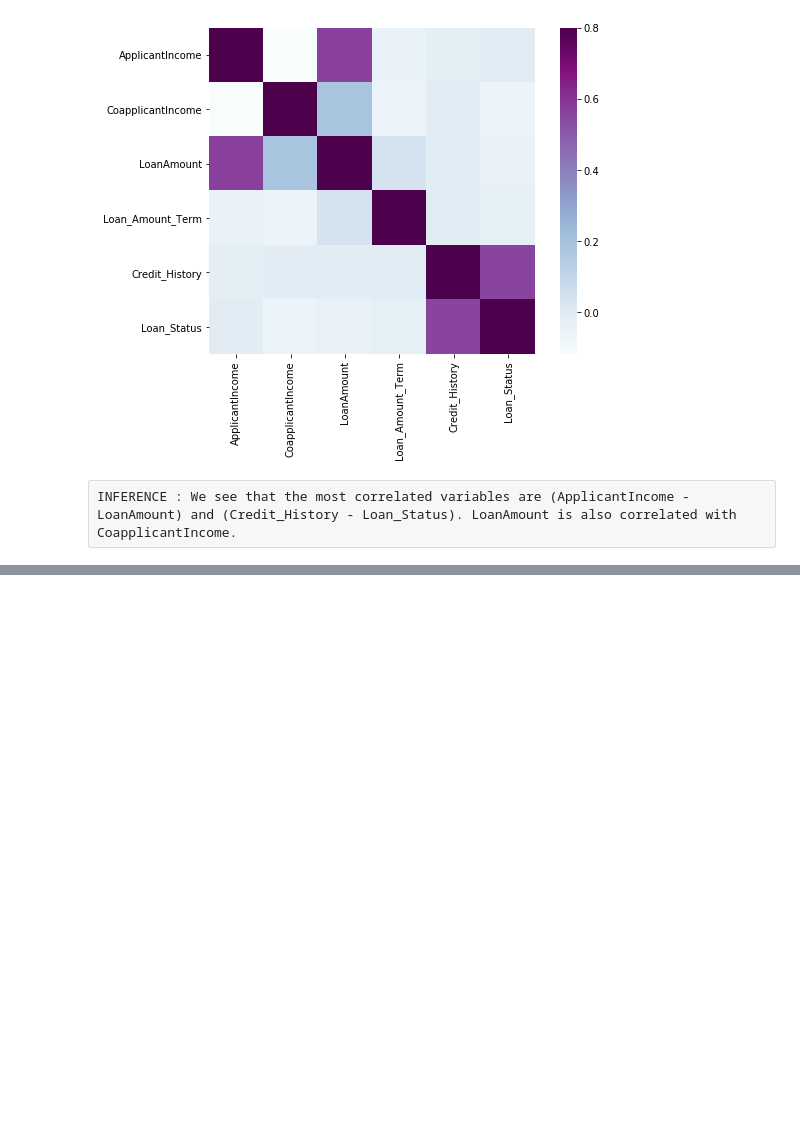
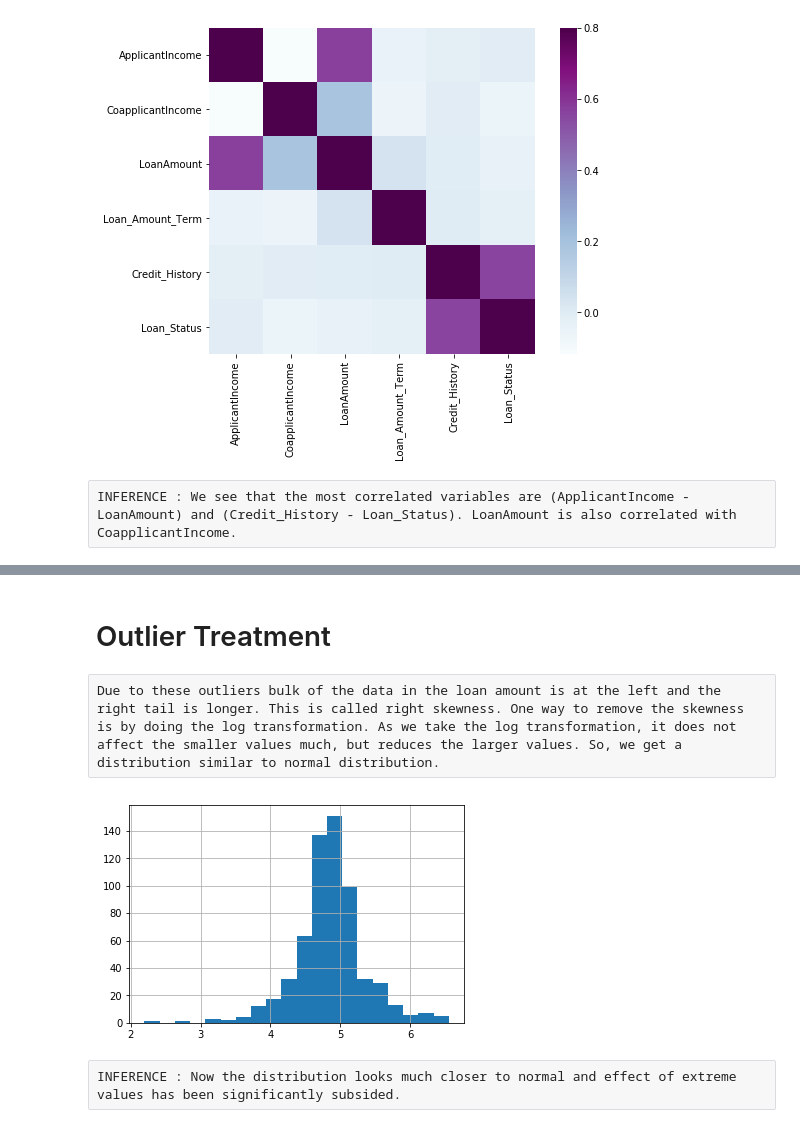
Before and after one commit to Deepak-Marichi/Loan-Prediction, a Jupyter notebook: Loan-Prediction.ipynb, the cells around one changed output, grey strips where cells are left out. Cells and saved outputs as stored; diff of their text form; code cells hidden in the pictures; blank space fills up the shorter version.

Commit message:
Missing value and Outlier treatment

```diff
--- a/Loan-Prediction.ipynb
+++ b/Loan-Prediction.ipynb
@@ -370,3 +366,7 @@ train=train.drop(['Income_bin','CoapplicantIncome_bin','LoanAmount_bin','TotalIn
+# %%
+#Let’s drop the bins which we created for the exploration part.
+
+train=train.drop(['Income_bin','CoapplicantIncome_bin','LoanAmount_bin','TotalIncome_bin','Total_Income'],axis=1)
 # %%
 # We will change the 3+ in dependents variable to 3 to make it a numerical variable.
 # We will also convert the target variable’s categories into 0 and 1
@@ -405,0 +478,7 @@ INFERENCE : We see that the most correlated variables are (ApplicantIncome - Loa
+# %%
+# It can be seen that in loan amount term variable, the value of 360 is repeating the most.
+# So we will replace the missing values in this variable using the mode of this variable.
+
+train['Loan_Amount_Term'].fillna(train['Loan_Amount_Term'].mode()[0],inplace=True)
+
+train['Loan_Amount_Term'].value_counts()
@@ -405,0 +497,7 @@ INFERENCE : We see that the most correlated variables are (ApplicantIncome - Loa
+# %%
+# Imputation in LoanAmount
+
+# We will use median to fill the null values as earlier we saw that loan amount have outliers
+# so the "mean" will not be the proper approach as it is highly affected by the presence of outliers.
+
+train['LoanAmount'].fillna(train['LoanAmount'].median(),inplace=True)
@@ -405,0 +525,12 @@ INFERENCE : We see that the most correlated variables are (ApplicantIncome - Loa
+# %%
+# Let’s fill all the missing values in the test dataset too with the same approach.
+
+test['Gender'].fillna(test['Gender'].mode()[0], inplace=True)
+test['Married'].fillna(test['Married'].mode()[0],inplace=True)
+test['Dependents'].fillna(test['Dependents'].mode()[0], inplace=True)
+test['Self_Employed'].fillna(test['Self_Employed'].mode()[0], inplace=True)
+test['Credit_History'].fillna(test['Credit_History'].mode()[0], inplace=True)
+test['Loan_Amount_Term'].fillna(test['Loan_Amount_Term'].mode()[0], inplace=True)
+test['LoanAmount'].fillna(test['LoanAmount'].median(), inplace=True)
+
+test.isnull().sum()
@@ -405,0 +551,16 @@ INFERENCE : We see that the most correlated variables are (ApplicantIncome - Loa
+# %% [markdown]
+# Outlier Treatment
+# %% [raw]
+Due to these outliers bulk of the data in the loan amount is at the left and the right tail is longer. This is called right skewness. One way to remove the skewness is by doing the log transformation. As we take the log transformation, it does not affect the smaller values much, but reduces the larger values. So, we get a distribution similar to normal distribution.
+# %%
+# Let’s visualize the effect of log transformation.
+# We will do the similar changes to the test file simultaneously.
+
+train['LoanAmount_log']=np.log(train['LoanAmount'])
+test['LoanAmount_log']=np.log(test['LoanAmount'])
+train['LoanAmount_log'].hist(bins=20)
+plt.show()
+# %% [output]
+[figure, added]
+# %% [raw]
+INFERENCE : Now the distribution looks much closer to normal and effect of extreme values has been significantly subsided.
```
Also changed, not shown: parts of 14 cells of this notebook.
